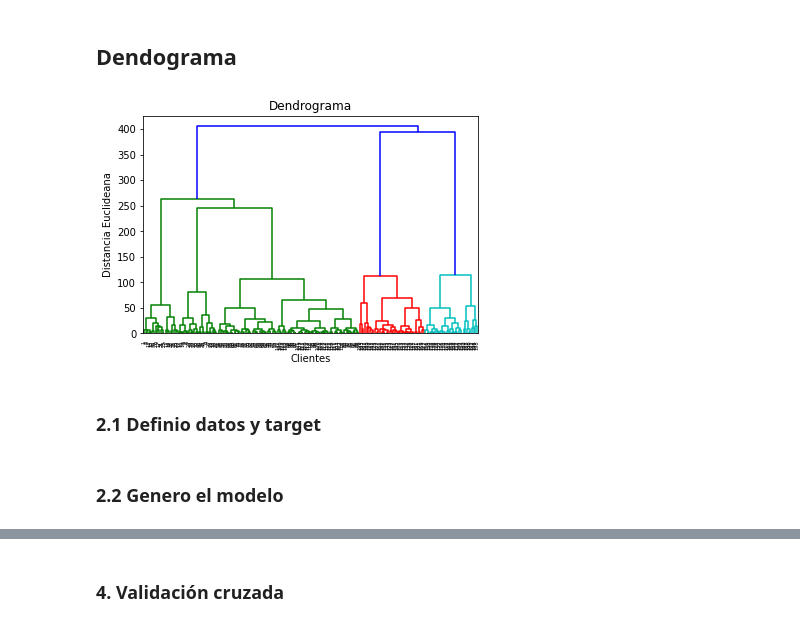
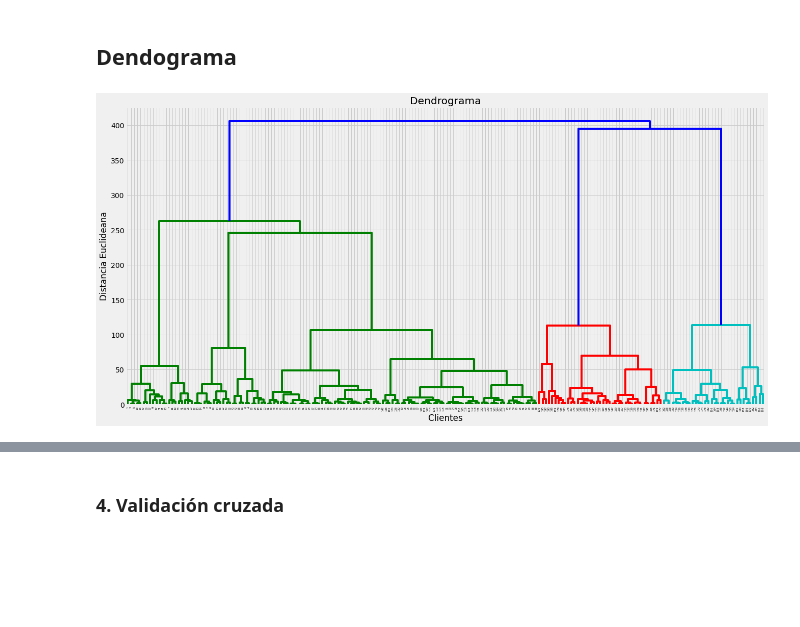
Before and after one commit to julian-masdatascience/ML, a Jupyter notebook: ML_No_Supervisado.ipynb, the cells around one changed output, grey strips where cells are left out. Saved outputs shown, nothing was run; the diff lists cells and outputs as text; code cells hidden in the pictures; blank space fills up the shorter version.

```diff
--- a/ML_No_Supervisado.ipynb
+++ b/ML_No_Supervisado.ipynb
@@ -118,0 +132,13 @@ plt.show()
+# %%
+from sklearn.cluster import KMeans, SpectralClustering
+from sklearn.preprocessing import StandardScaler
+from sklearn.metrics import silhouette_samples, silhouette_score
+
+%matplotlib inline
+plt.style.use('fivethirtyeight')
+from warnings import filterwarnings
+filterwarnings('ignore')
+
+# Import the data
+df = pd.read_csv('https://github.com/julian-masdatascience/ML/raw/master/A_Z/DS/eruciones.txt')
+df.sample(2)
@@ -123,12 +209,12 @@ dataset = pd.read_csv('https://github.com/julian-masdatascience/ML/raw/master/A_
 X = dataset.iloc[:, [3, 4]].values
 # %%
 import scipy.cluster.hierarchy as sch
-dendrogram = sch.dendrogram(sch.linkage(X, method = 'ward'))
+from matplotlib.pyplot import figure
+plt.figure(figsize=(20,10))
+dendrograma = sch.dendrogram(sch.linkage(X, method = 'ward'))
 plt.title('Dendrograma')
 plt.xlabel('Clientes')
 plt.ylabel('Distancia Euclideana')
 plt.show()
 # %% [output]
-[figure, old version]
+[figure, new version]
-# %% [markdown]
-### 2.1 Definio datos y target
@@ -145,2 +220,0 @@ plt.show()
-# %% [markdown]
-### 2.2 Genero el modelo
```
Also changed, not shown: parts of 36 cells of this notebook.
